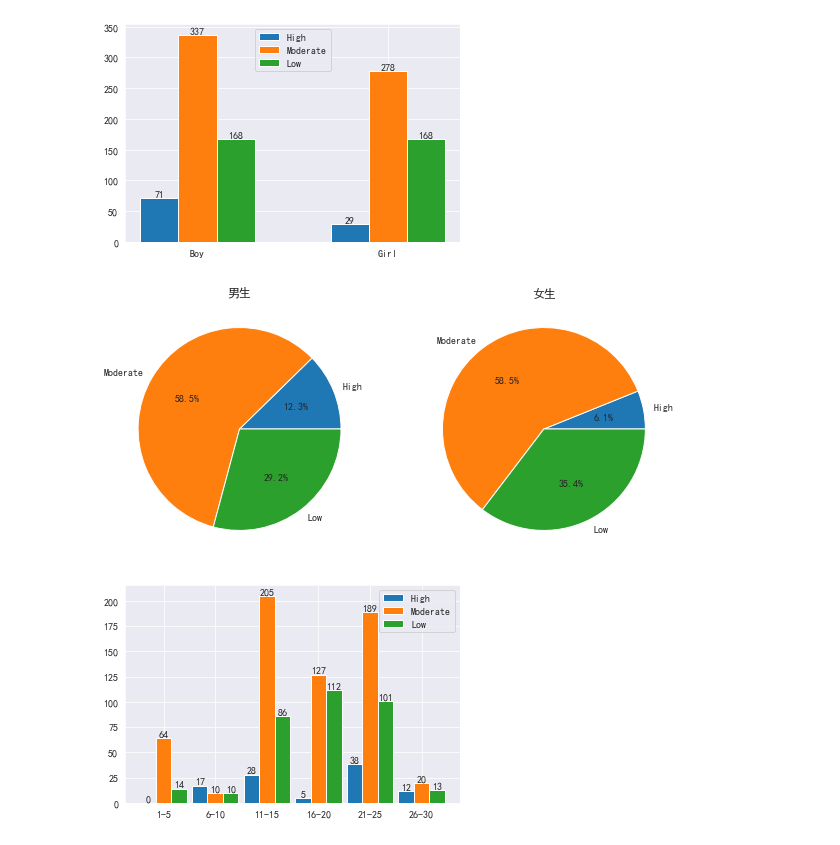
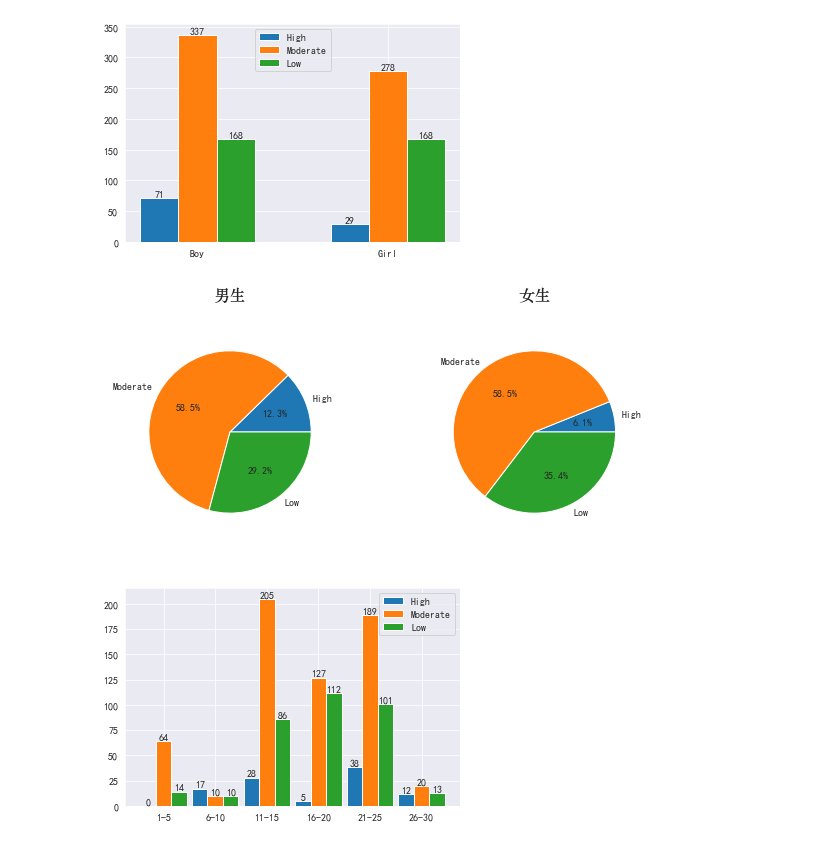
Before and after one commit to TakanashiXny/Introduction-of-DaSE, a Jupyter notebook: final/final_task.ipynb, the cells around one changed output. Drawn from its saved outputs; the diff is of its cells as text; code cells hidden in the pictures.

```diff
--- a/final/final_task.ipynb
+++ b/final/final_task.ipynb
@@ -509,6 +509,7 @@ Name: Adaptivity Level, dtype: int64
 # %%
 plt.rcParams['font.sans-serif'] = ['SimHei']
 plt.rcParams['axes.unicode_minus'] = False
+font = {'family':'STZhongSong', 'size':16}
 # %% [markdown]
 显示学生自适应总体情况
 # %%
@@ -544,19 +545,19 @@ plt.show()
 # %%
 plt.figure(figsize=(10, 10))
 plt.subplot(121)
 boy = [Gender_Adapt['Boy']['High'], Gender_Adapt['Boy']['Moderate'], Gender_Adapt['Boy']['Low']]
-plt.pie(boy, labels=Order, autopct='%1.1f%%')
-plt.title("男生")
+plt.pie(boy, labels=Order, autopct='%1.1f%%', radius=0.8)
+plt.title("男生", fontdict=font)
 
 
 plt.subplot(122)
 girl = [Gender_Adapt['Girl']['High'], Gender_Adapt['Girl']['Moderate'], Gender_Adapt['Girl']['Low']]
-plt.pie(girl, labels=Order, autopct='%1.1f%%')
-plt.title("女生")
+plt.pie(girl, labels=Order, autopct='%1.1f%%', radius=0.8)
+plt.title("女生", fontdict=font)
 
 plt.show()
 # %% [output]
-[figure, old version]
+[figure, new version]
 # %%
 high = [0, Age_Adapt['6-10']['High'], Age_Adapt['11-15']['High'], Age_Adapt['16-20']['High'],
         Age_Adapt['21-25']['High'], Age_Adapt['26-30']['High']]
```
Also changed, not shown: parts of 22 cells of this notebook.
